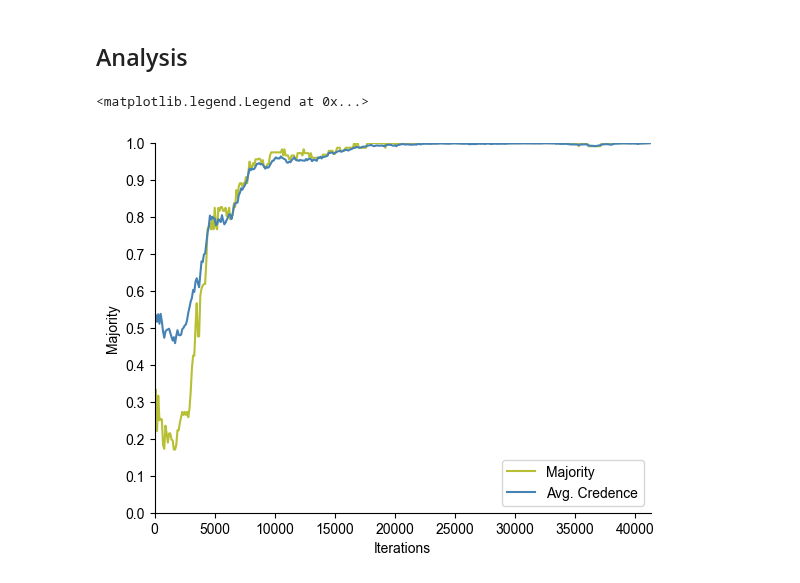
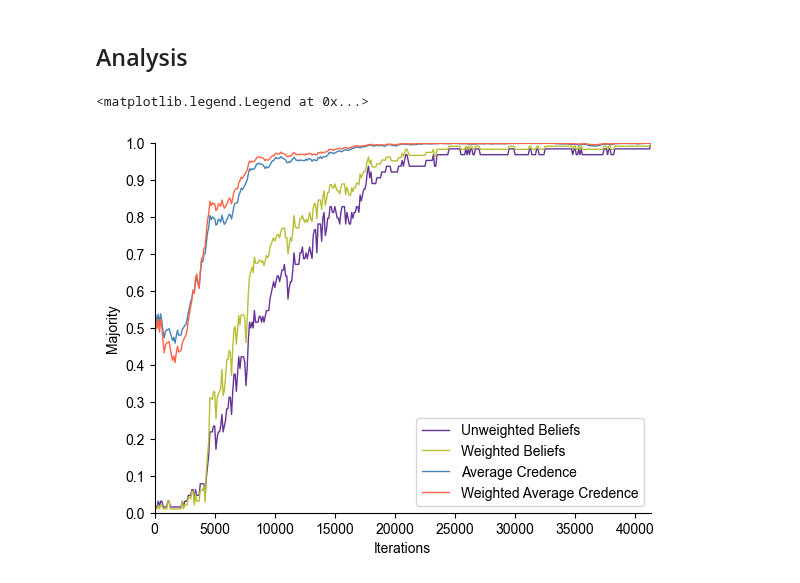
Before and after one commit to alexandroskoliousis/polygraphs, a Jupyter notebook: examples/group-beliefs.ipynb, the cells around one changed output. Cells and saved outputs as stored; diff of their text form; code cells hidden in the pictures.

Commit message:
Weighted beliefs and average credence

```diff
--- a/examples/group-beliefs.ipynb
+++ b/examples/group-beliefs.ipynb
@@ -132,8 +132,10 @@ def postprocess(directory, id):
     Post-process graph snapshots
     """
     # Resulting hashtable
-    ht = {}
+    unweighted_beliefs = {}
+    weighted_beliefs = {}
     average = {}
+    weighted_average = {}
 
     graphs, _ = dgl.load_graphs(os.path.join(directory, f"{id}.bin"))
     graph = graphs[0]
@@ -153,37 +155,56 @@ def postprocess(directory, id):
 
     for key in _keys:
         beliefs = torch.tensor(fp["beliefs"][str(key)][:])
-        ht[key] = majority(beliefs, threshold=0.7, weights=weights)
+
+        unweighted_beliefs[key] = majority(beliefs, threshold=0.99, weights=None)
+        weighted_beliefs[key] = majority(beliefs, threshold=0.99, weights=weights)
         average[key] = average_credence(beliefs)
-    return ht, average
+        weighted_average[key] = np.average(a = beliefs, weights=weights)
 
-ht, average = postprocess("data/barabasialbert", 1)
+    return unweighted_beliefs, weighted_beliefs, average, weighted_average
+
+unweighted_beliefs, weighted_beliefs, average, weighted_average = postprocess("data/barabasialbert", 1)
 # %%
 plt.rc('font', **{'family':'sans-serif','sans-serif':['Arial'], 'size': 10})
 
 # Configure the y-axis - find max value and use discrete steps
 plt.ylim([0, 1])
 plt.yticks(np.arange(0, 1.1, 0.1))
 plt.ylabel('Majority')
 
 # Configure the x-axis
 plt.xlim([0, max(ht.keys())])
 plt.xlabel('Iterations')
 
 # Remove spines
 plt.gca().spines['top'].set_visible(False)
 plt.gca().spines['right'].set_visible(False)
 
 # Create a bar chart
-plt.plot(ht.keys(),
-         ht.values(),
-         color='#B7BF35')
+plt.plot(unweighted_beliefs.keys(),
+         unweighted_beliefs.values(),
+         color='rebeccapurple',
+         lw=1)
+
+plt.plot(weighted_beliefs.keys(),
+         weighted_beliefs.values(),
+         color='#B7BF35',
+         lw=1)
 
 plt.plot(average.keys(),
          average.values(),
-         color='steelblue')
+         color='steelblue',
+         lw=1)
 
-plt.legend(['Majority', 'Avg. Credence'], loc='lower right')
+plt.plot(weighted_average.keys(),
+         weighted_average.values(),
+         color='tomato',
+         lw=1)
+
+plt.legend(['Unweighted Beliefs',
+            'Weighted Beliefs',
+            'Average Credence',
+            'Weighted Average Credence'], loc='lower right')
 # %% [output]
 <matplotlib.legend.Legend at 0x...>
-[figure, old version]
+[figure, new version]
```
